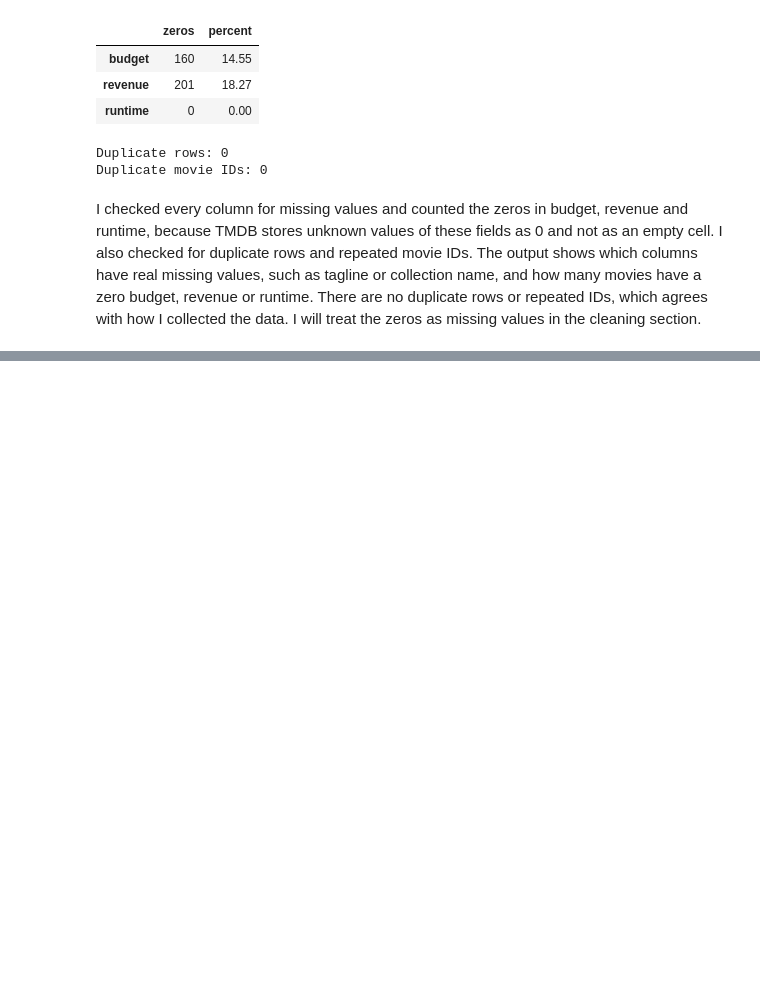
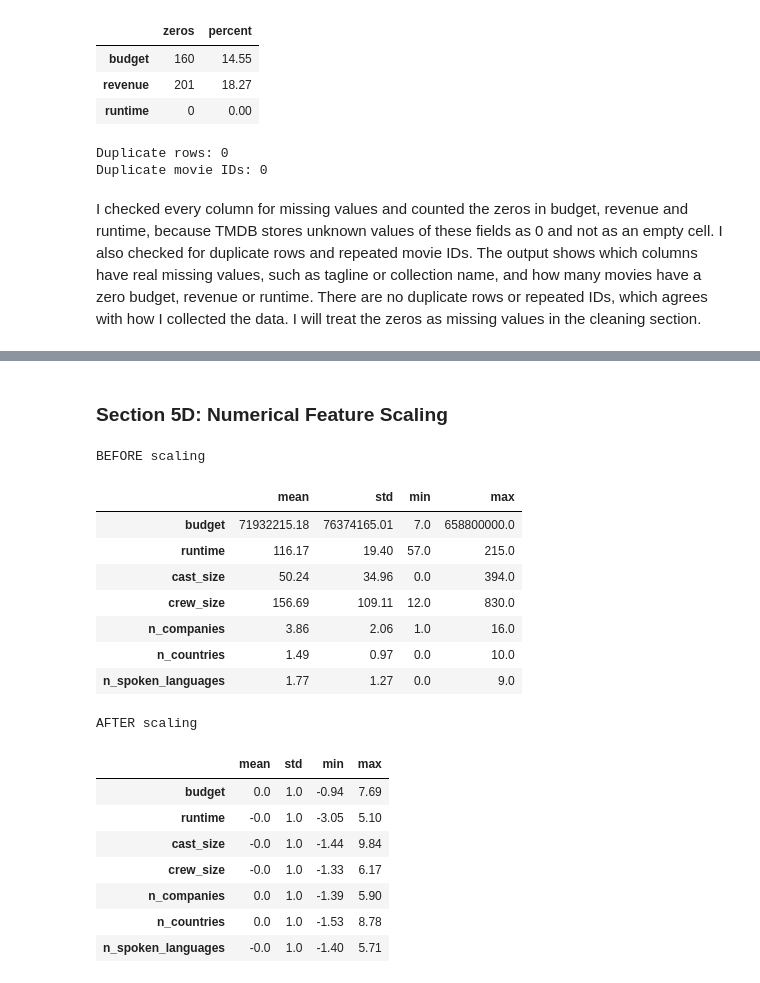
Before and after one commit to eishaiqbal767-cmyk/AI-TMBD-MOVIES-PROJECT, a Jupyter notebook: Notebooks/TMBD_Project.ipynb, the cells around one changed output, grey strips where cells are left out. Cells and saved outputs as stored; diff of their text form; code cells hidden in the pictures; blank space fills up the shorter version.

```diff
--- a/Notebooks/TMBD_Project.ipynb
+++ b/Notebooks/TMBD_Project.ipynb
@@ -602,0 +780,36 @@ I checked every column for missing values and counted the zeros in budget, reven
+# %% [markdown]
+### Section 5D: Numerical Feature Scaling
+# %%
+from sklearn.preprocessing import StandardScaler
+
+scale_cols = ['budget', 'runtime', 'cast_size', 'crew_size',
+              'n_companies', 'n_countries', 'n_spoken_languages']
+
+scaled = encoded.copy()
+scaled[scale_cols] = StandardScaler().fit_transform(encoded[scale_cols])
+
+print('BEFORE scaling')
+display(encoded[scale_cols].describe().T[['mean', 'std', 'min', 'max']].round(2))
+print('AFTER scaling')
+display(scaled[scale_cols].describe().T[['mean', 'std', 'min', 'max']].round(2))
+
+scaled.to_csv(f'{PROC_DIR}/tmdb_cleaned_preprocessed.csv', index=False)
+# %% [output]
+BEFORE scaling
+|  | mean | std | min | max |
+| budget | 71932215.18 | 76374165.01 | 7.0 | 658800000.0 |
+| runtime | 116.17 | 19.40 | 57.0 | 215.0 |
+| cast_size | 50.24 | 34.96 | 0.0 | 394.0 |
+| crew_size | 156.69 | 109.11 | 12.0 | 830.0 |
+| n_companies | 3.86 | 2.06 | 1.0 | 16.0 |
+| n_countries | 1.49 | 0.97 | 0.0 | 10.0 |
+| n_spoken_languages | 1.77 | 1.27 | 0.0 | 9.0 |
+AFTER scaling
+|  | mean | std | min | max |
+| budget | 0.0 | 1.0 | -0.94 | 7.69 |
+| runtime | -0.0 | 1.0 | -3.05 | 5.10 |
+| cast_size | -0.0 | 1.0 | -1.44 | 9.84 |
+| crew_size | -0.0 | 1.0 | -1.33 | 6.17 |
+| n_companies | 0.0 | 1.0 | -1.39 | 5.90 |
+| n_countries | 0.0 | 1.0 | -1.53 | 8.78 |
+| n_spoken_languages | -0.0 | 1.0 | -1.40 | 5.71 |
```
Also changed, not shown: parts of 19 cells of this notebook.
